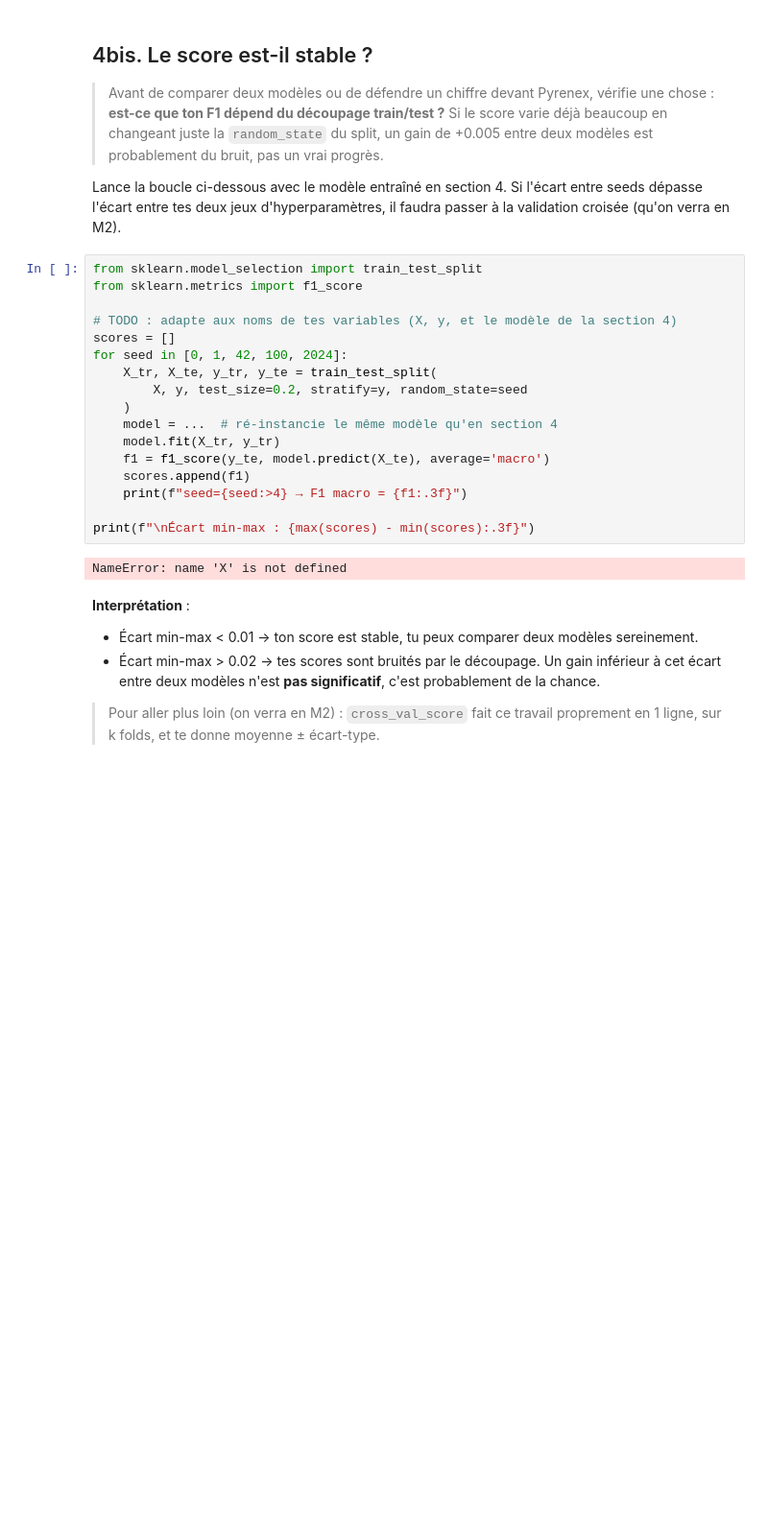
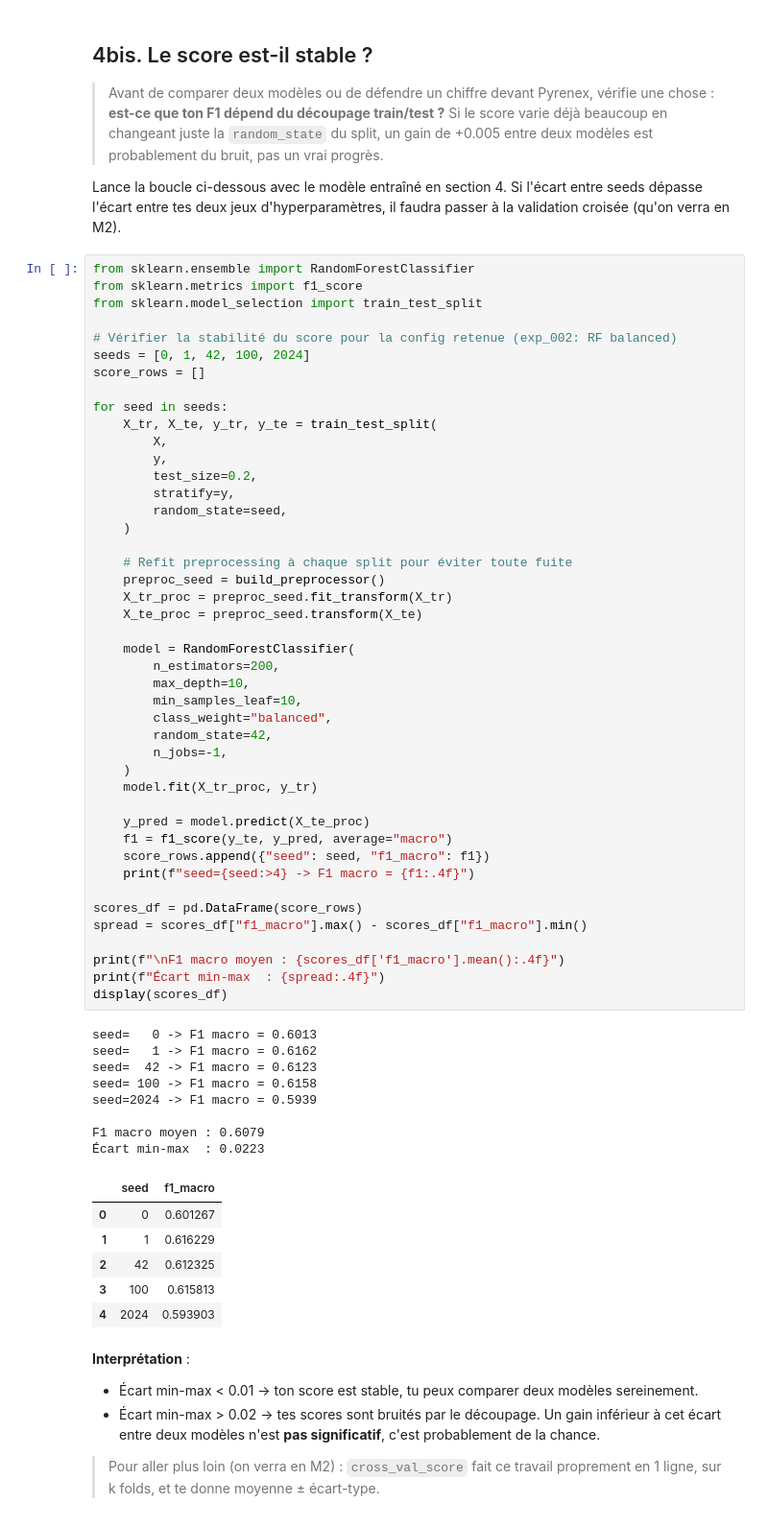
Before and after one commit to userZku/simplon-ia-parcours, a Jupyter notebook: module-01/M1-B1/notebooks/M1-B1_theo_scoring.ipynb, the cells around one changed output. Shown at 96% size. Cells and saved outputs as stored; diff of their text form; blank space fills up the shorter version.

```diff
--- a/module-01/M1-B1/notebooks/M1-B1_theo_scoring.ipynb
+++ b/module-01/M1-B1/notebooks/M1-B1_theo_scoring.ipynb
@@ -257,24 +419,64 @@ Au moins 2 jeux d'hyperparamètres. Trace chaque run dans `../experiments.md`.
 
 Lance la boucle ci-dessous avec le modèle entraîné en section 4. Si l'écart entre seeds dépasse l'écart entre tes deux jeux d'hyperparamètres, il faudra passer à la validation croisée (qu'on verra en M2).
 # %%
+from sklearn.ensemble import RandomForestClassifier
+from sklearn.metrics import f1_score
 from sklearn.model_selection import train_test_split
-from sklearn.metrics import f1_score
 
-# TODO : adapte aux noms de tes variables (X, y, et le modèle de la section 4)
-scores = []
-for seed in [0, 1, 42, 100, 2024]:
+# Vérifier la stabilité du score pour la config retenue (exp_002: RF balanced)
+seeds = [0, 1, 42, 100, 2024]
+score_rows = []
+
+for seed in seeds:
     X_tr, X_te, y_tr, y_te = train_test_split(
-        X, y, test_size=0.2, stratify=y, random_state=seed
+        X,
+        y,
+        test_size=0.2,
+        stratify=y,
+        random_state=seed,
     )
-    model = ...  # ré-instancie le même modèle qu'en section 4
-    model.fit(X_tr, y_tr)
-    f1 = f1_score(y_te, model.predict(X_te), average='macro')
-    scores.append(f1)
-    print(f"seed={seed:>4} → F1 macro = {f1:.3f}")
 
-print(f"\nÉcart min-max : {max(scores) - min(scores):.3f}")
+    # Refit preprocessing à chaque split pour éviter toute fuite
+    preproc_seed = build_preprocessor()
+    X_tr_proc = preproc_seed.fit_transform(X_tr)
+    X_te_proc = preproc_seed.transform(X_te)
+
+    model = RandomForestClassifier(
+        n_estimators=200,
+        max_depth=10,
+        min_samples_leaf=10,
+        class_weight="balanced",
+        random_state=42,
+        n_jobs=-1,
+    )
+    model.fit(X_tr_proc, y_tr)
+
+    y_pred = model.predict(X_te_proc)
+    f1 = f1_score(y_te, y_pred, average="macro")
+    score_rows.append({"seed": seed, "f1_macro": f1})
+    print(f"seed={seed:>4} -> F1 macro = {f1:.4f}")
+
+scores_df = pd.DataFrame(score_rows)
+spread = scores_df["f1_macro"].max() - scores_df["f1_macro"].min()
+
+print(f"\nF1 macro moyen : {scores_df['f1_macro'].mean():.4f}")
+print(f"Écart min-max  : {spread:.4f}")
+display(scores_df)
 # %% [output]
-NameError: name 'X' is not defined
+seed=   0 -> F1 macro = 0.6013
+seed=   1 -> F1 macro = 0.6162
+seed=  42 -> F1 macro = 0.6123
+seed= 100 -> F1 macro = 0.6158
+seed=2024 -> F1 macro = 0.5939
+
+F1 macro moyen : 0.6079
+Écart min-max  : 0.0223
+|  | seed | f1_macro |
+| 0 | 0 | 0.601267 |
+| 1 | 1 | 0.616229 |
+| 2 | 42 | 0.612325 |
+| 3 | 100 | 0.615813 |
+| 4 | 2024 | 0.593903 |
 # %% [markdown]
 **Interprétation** :
 - Écart min-max < 0.01 → ton score est stable, tu peux comparer deux modèles sereinement.
```
Also changed, not shown: parts of 9 cells of this notebook.
